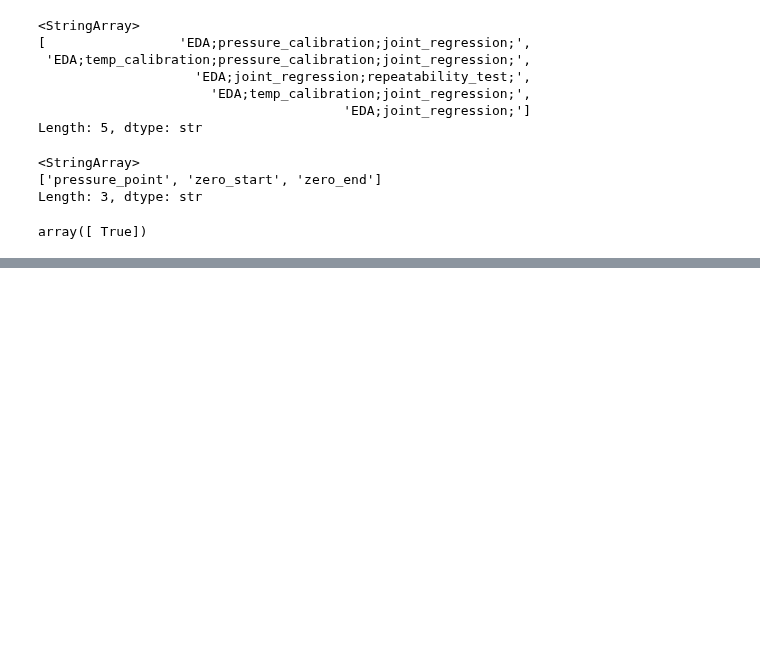
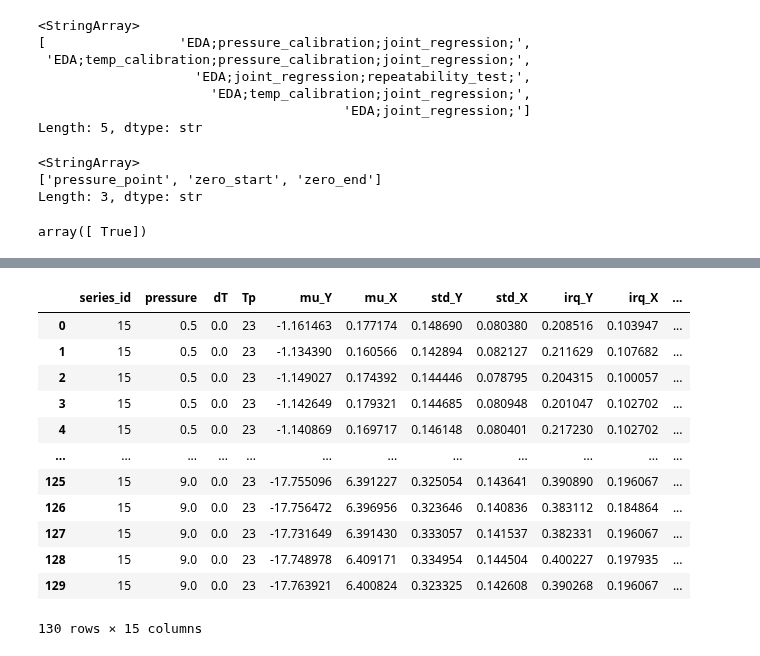
Before and after one commit to szybec31/OFDR-ML-TempPressure, a Jupyter notebook: DisplayDF.ipynb, the cells around one changed output, grey strips where cells are left out. Saved outputs shown, nothing was run; the diff lists cells and outputs as text; code cells hidden in the pictures; blank space fills up the shorter version.

```diff
--- a/DisplayDF.ipynb
+++ b/DisplayDF.ipynb
@@ -120,0 +143,16 @@ db
+# %%
+db[db["dT"] == 0]
+# %% [output]
+|  | series_id | pressure | dT | Tp | mu_Y | mu_X | std_Y | std_X | irq_Y | irq_X | ... |
+| 0 | 15 | 0.5 | 0.0 | 23 | -1.161463 | 0.177174 | 0.148690 | 0.080380 | 0.208516 | 0.103947 | ... |
+| 1 | 15 | 0.5 | 0.0 | 23 | -1.134390 | 0.160566 | 0.142894 | 0.082127 | 0.211629 | 0.107682 | ... |
+| 2 | 15 | 0.5 | 0.0 | 23 | -1.149027 | 0.174392 | 0.144446 | 0.078795 | 0.204315 | 0.100057 | ... |
+| 3 | 15 | 0.5 | 0.0 | 23 | -1.142649 | 0.179321 | 0.144685 | 0.080948 | 0.201047 | 0.102702 | ... |
+| 4 | 15 | 0.5 | 0.0 | 23 | -1.140869 | 0.169717 | 0.146148 | 0.080401 | 0.217230 | 0.102702 | ... |
+| ... | ... | ... | ... | ... | ... | ... | ... | ... | ... | ... | ... |
+| 125 | 15 | 9.0 | 0.0 | 23 | -17.755096 | 6.391227 | 0.325054 | 0.143641 | 0.390890 | 0.196067 | ... |
+| 126 | 15 | 9.0 | 0.0 | 23 | -17.756472 | 6.396956 | 0.323646 | 0.140836 | 0.383112 | 0.184864 | ... |
+| 127 | 15 | 9.0 | 0.0 | 23 | -17.731649 | 6.391430 | 0.333057 | 0.141537 | 0.382331 | 0.196067 | ... |
+| 128 | 15 | 9.0 | 0.0 | 23 | -17.748978 | 6.409171 | 0.334954 | 0.144504 | 0.400227 | 0.197935 | ... |
+| 129 | 15 | 9.0 | 0.0 | 23 | -17.763921 | 6.400824 | 0.323325 | 0.142608 | 0.390268 | 0.196067 | ... |
+130 rows × 15 columns
```
Also changed, not shown: parts of 5 cells of this notebook, 7 other files.
